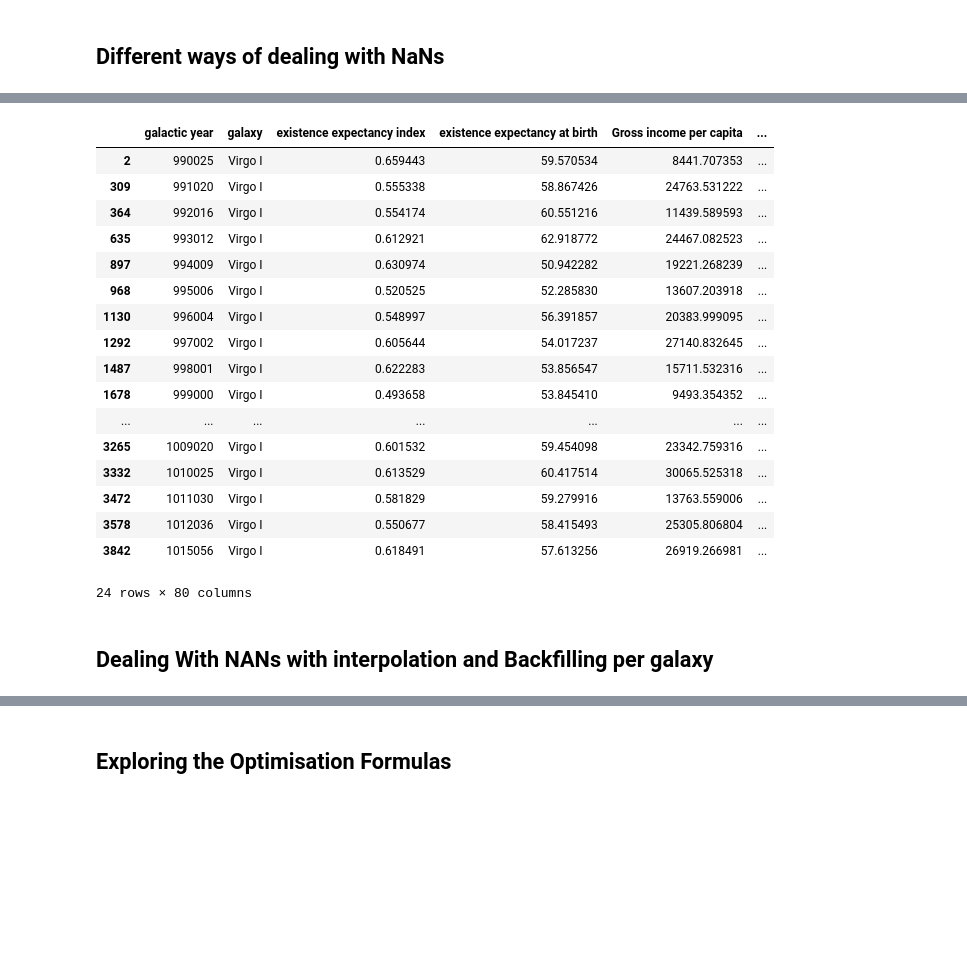
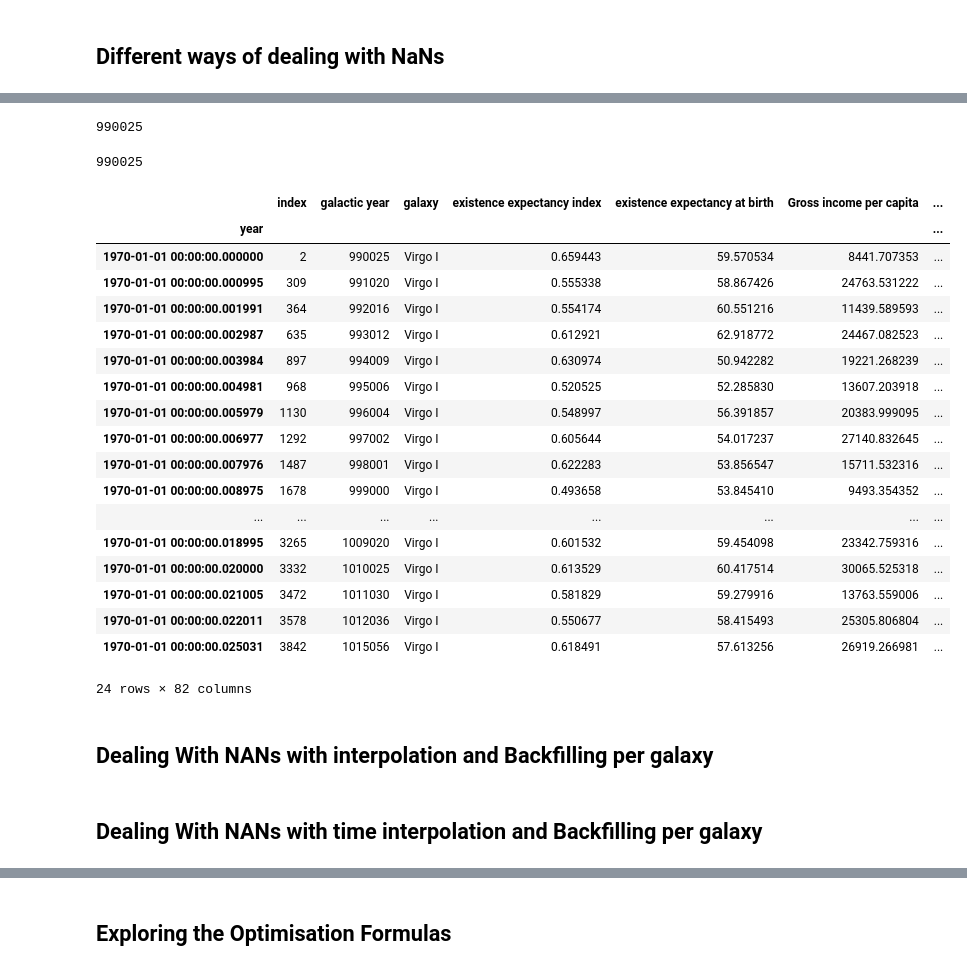
Before and after one commit to LukeBetham/PROHACK-OCISLY, a Jupyter notebook: Cleaning-EDA-Luke-Prohack.ipynb, the cells around one changed output, grey strips where cells are left out. Drawn from its saved outputs; the diff is of its cells as text; code cells hidden in the pictures; blank space fills up the shorter version.

```diff
--- a/Cleaning-EDA-Luke-Prohack.ipynb
+++ b/Cleaning-EDA-Luke-Prohack.ipynb
@@ -117,25 +138,42 @@ memory usage: 15.2+ KB
+# %%
+df['galactic year'].min()
+# %% [output]
+990025
+# %%
+990025
+# %% [output]
+990025
+# %%
+df['year'] = df['galactic year'] - 990025
+df_test['year'] = df['galactic year'] - 990025
+# %%
+df.reset_index(inplace=True)
+df.index = pd.to_datetime(df.year*1000)
+df_test.reset_index(inplace=True)
+df_test.index = pd.to_datetime(df_test.year*1000)
 # %%
 # dealing with NAs - interpolate based on time for each galaxy
-df[df.galaxy == "Virgo I"]
+df[df.galaxy == "Virgo I"].interpolate(method='time', limit_direction='both')
 # %% [output]
-|  | galactic year | galaxy | existence expectancy index | existence expectancy at birth | Gross income per capita | ... |
-| 2 | 990025 | Virgo I | 0.659443 | 59.570534 | 8441.707353 | ... |
-| 309 | 991020 | Virgo I | 0.555338 | 58.867426 | 24763.531222 | ... |
-| 364 | 992016 | Virgo I | 0.554174 | 60.551216 | 11439.589593 | ... |
-| 635 | 993012 | Virgo I | 0.612921 | 62.918772 | 24467.082523 | ... |
-| 897 | 994009 | Virgo I | 0.630974 | 50.942282 | 19221.268239 | ... |
-| 968 | 995006 | Virgo I | 0.520525 | 52.285830 | 13607.203918 | ... |
-| 1130 | 996004 | Virgo I | 0.548997 | 56.391857 | 20383.999095 | ... |
-| 1292 | 997002 | Virgo I | 0.605644 | 54.017237 | 27140.832645 | ... |
-| 1487 | 998001 | Virgo I | 0.622283 | 53.856547 | 15711.532316 | ... |
-| 1678 | 999000 | Virgo I | 0.493658 | 53.845410 | 9493.354352 | ... |
-| ... | ... | ... | ... | ... | ... | ... |
-| 3265 | 1009020 | Virgo I | 0.601532 | 59.454098 | 23342.759316 | ... |
-| 3332 | 1010025 | Virgo I | 0.613529 | 60.417514 | 30065.525318 | ... |
-| 3472 | 1011030 | Virgo I | 0.581829 | 59.279916 | 13763.559006 | ... |
-| 3578 | 1012036 | Virgo I | 0.550677 | 58.415493 | 25305.806804 | ... |
-| 3842 | 1015056 | Virgo I | 0.618491 | 57.613256 | 26919.266981 | ... |
+|  | index | galactic year | galaxy | existence expectancy index | existence expectancy at birth | Gross income per capita | ... |
+| year |  |  |  |  |  |  | ... |
+| 1970-01-01 00:00:00.000000 | 2 | 990025 | Virgo I | 0.659443 | 59.570534 | 8441.707353 | ... |
+| 1970-01-01 00:00:00.000995 | 309 | 991020 | Virgo I | 0.555338 | 58.867426 | 24763.531222 | ... |
+| 1970-01-01 00:00:00.001991 | 364 | 992016 | Virgo I | 0.554174 | 60.551216 | 11439.589593 | ... |
+| 1970-01-01 00:00:00.002987 | 635 | 993012 | Virgo I | 0.612921 | 62.918772 | 24467.082523 | ... |
+| 1970-01-01 00:00:00.003984 | 897 | 994009 | Virgo I | 0.630974 | 50.942282 | 19221.268239 | ... |
+| 1970-01-01 00:00:00.004981 | 968 | 995006 | Virgo I | 0.520525 | 52.285830 | 13607.203918 | ... |
+| 1970-01-01 00:00:00.005979 | 1130 | 996004 | Virgo I | 0.548997 | 56.391857 | 20383.999095 | ... |
+| 1970-01-01 00:00:00.006977 | 1292 | 997002 | Virgo I | 0.605644 | 54.017237 | 27140.832645 | ... |
+| 1970-01-01 00:00:00.007976 | 1487 | 998001 | Virgo I | 0.622283 | 53.856547 | 15711.532316 | ... |
+| 1970-01-01 00:00:00.008975 | 1678 | 999000 | Virgo I | 0.493658 | 53.845410 | 9493.354352 | ... |
+| ... | ... | ... | ... | ... | ... | ... | ... |
+| 1970-01-01 00:00:00.018995 | 3265 | 1009020 | Virgo I | 0.601532 | 59.454098 | 23342.759316 | ... |
+| 1970-01-01 00:00:00.020000 | 3332 | 1010025 | Virgo I | 0.613529 | 60.417514 | 30065.525318 | ... |
+| 1970-01-01 00:00:00.021005 | 3472 | 1011030 | Virgo I | 0.581829 | 59.279916 | 13763.559006 | ... |
+| 1970-01-01 00:00:00.022011 | 3578 | 1012036 | Virgo I | 0.550677 | 58.415493 | 25305.806804 | ... |
+| 1970-01-01 00:00:00.025031 | 3842 | 1015056 | Virgo I | 0.618491 | 57.613256 | 26919.266981 | ... |
-24 rows × 80 columns
+24 rows × 82 columns
 # %% [markdown]
 ## Dealing With NANs with interpolation and Backfilling per galaxy
 # %%
@@ -159,0 +196,2 @@ def interpolator(df):
+# %% [markdown]
+## Dealing With NANs with time interpolation and Backfilling per galaxy
```
Also changed, not shown: parts of 13 cells of this notebook, 6 other files.
